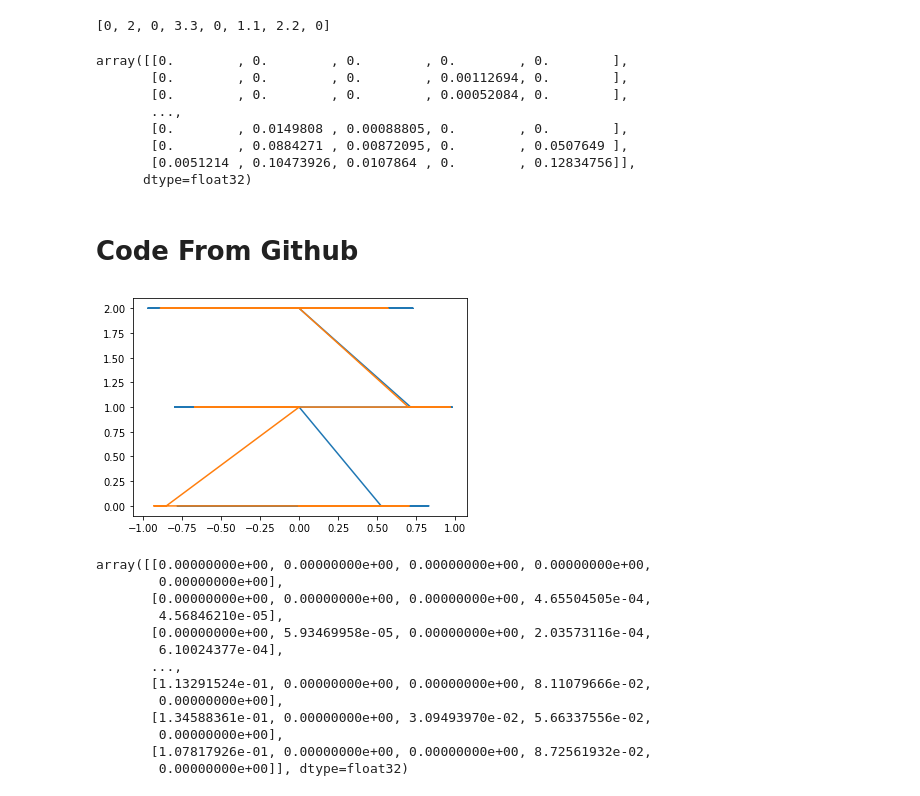
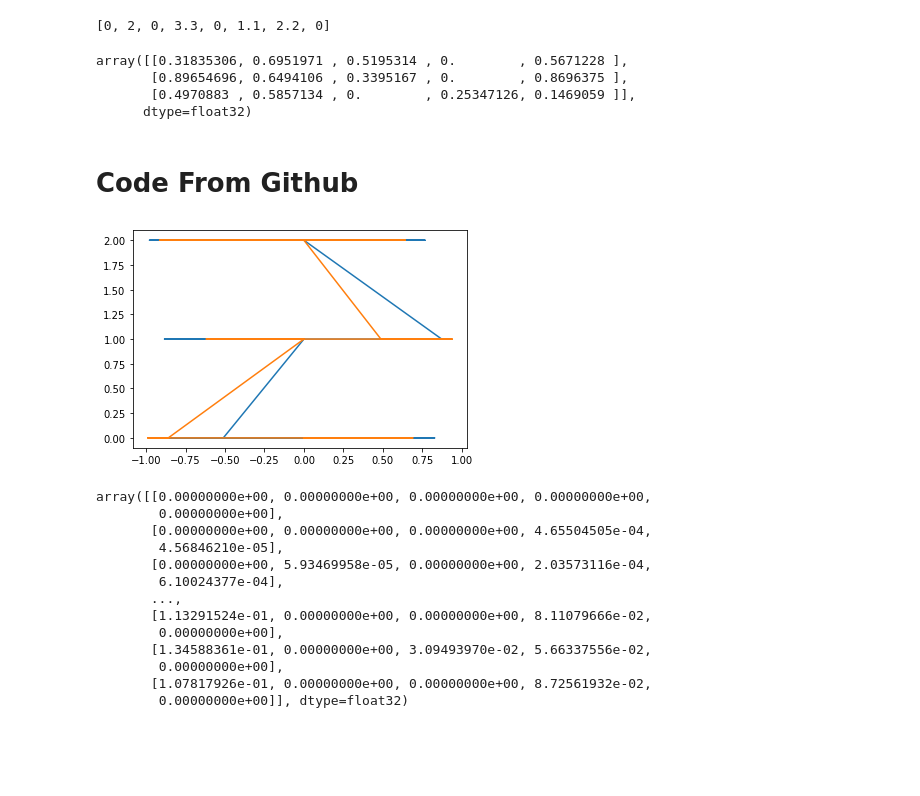
Before and after one commit to abhaysaxena1904/Practice, a Jupyter notebook: NeuralNetworks_From_Scratch.ipynb, the cells around one changed output. Saved outputs shown, nothing was run; the diff lists cells and outputs as text; code cells hidden in the pictures; blank space fills up the shorter version.

```diff
--- a/NeuralNetworks_From_Scratch.ipynb
+++ b/NeuralNetworks_From_Scratch.ipynb
@@ -217,41 +217,37 @@ class Activation_ReLU:
     def forward(self, inputs):
         self.output = np.maximum(0, inputs)
 # %%
-layer1 = Layer_Dense(2,5)
+layer1 = Layer_Dense(4,5)
 activation1 = Activation_ReLU()
 
-layer1.forward(X)
+layer1.forward(np.array(X))
 activation1.forward(layer1.output)
 activation1.output
 # %% [output]
-array([[0.        , 0.        , 0.        , 0.        , 0.        ],
-       [0.        , 0.        , 0.        , 0.00112694, 0.        ],
-       [0.        , 0.        , 0.        , 0.00052084, 0.        ],
-       ...,
-       [0.        , 0.0149808 , 0.00088805, 0.        , 0.        ],
-       [0.        , 0.0884271 , 0.00872095, 0.        , 0.0507649 ],
-       [0.0051214 , 0.10473926, 0.0107864 , 0.        , 0.12834756]],
+array([[0.31835306, 0.6951971 , 0.5195314 , 0.        , 0.5671228 ],
+       [0.89654696, 0.6494106 , 0.3395167 , 0.        , 0.8696375 ],
+       [0.4970883 , 0.5857134 , 0.        , 0.25347126, 0.1469059 ]],
       dtype=float32)
 # %% [markdown]
 # Code From Github
 # %%
 def spiral_data(points, classes):
     X = np.zeros((points*classes, 2))
     y = np.zeros(points*classes, dtype='uint8')
     for class_number in range(classes):
         ix = range(points*class_number, points*(class_number+1))
         r = np.linspace(0.0, 1, points)  # radius
         t = np.linspace(class_number*4, (class_number+1)*4, points) + np.random.randn(points)*0.2
         X[ix] = np.c_[r*np.sin(t*2.5), r*np.cos(t*2.5)]
         y[ix] = class_number
     return X, y
 
-X,y = spiral_data(samples= 100,classes = 3)
+X,y = spiral_data( 100,3)
 import matplotlib.pyplot as plt
 plt.plot(X,y)
 plt.show()
 # %% [output]
-[figure, old version]
+[figure, new version]
 # %%
 import numpy as np
 import nnfs
```
Also changed, not shown: parts of 15 cells of this notebook.
